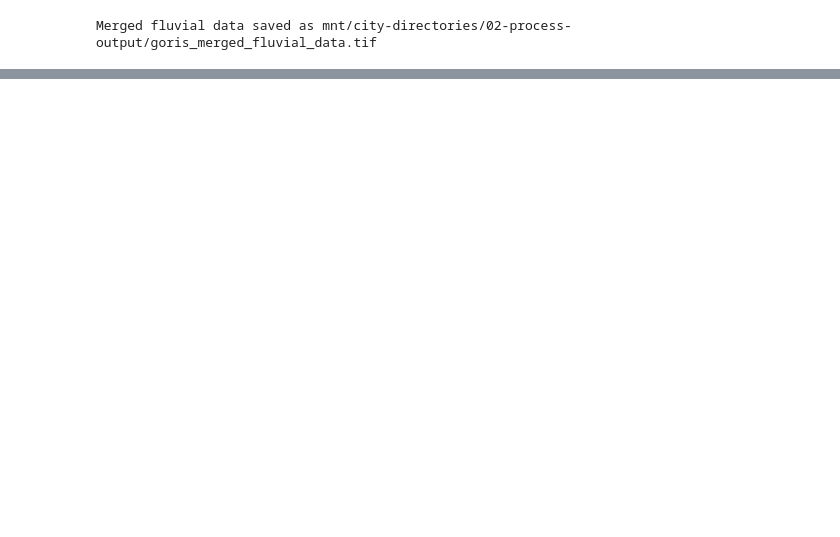
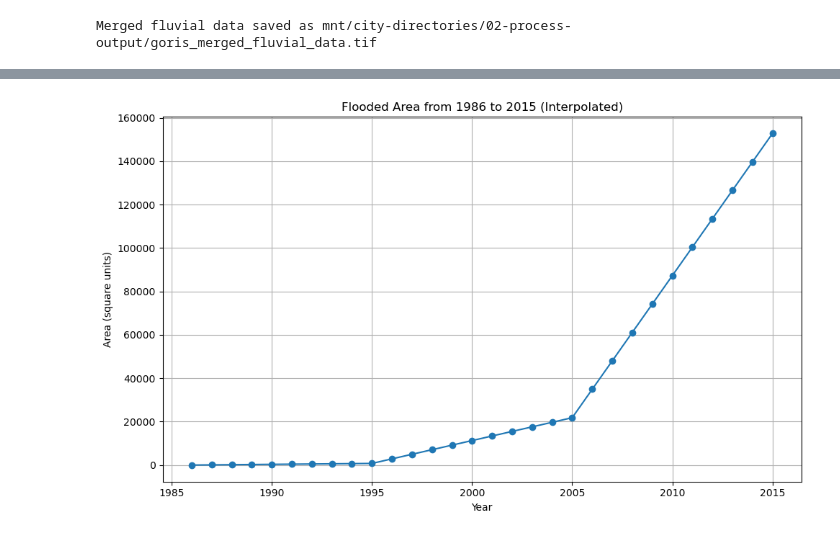
Before and after one commit to rosemaryturtle/city-scan-automation, a Jupyter notebook: toolbox.ipynb, the cells around one changed output, grey strips where cells are left out. Saved outputs shown, nothing was run; the diff lists cells and outputs as text; code cells hidden in the pictures; blank space fills up the shorter version.

```diff
--- a/toolbox.ipynb
+++ b/toolbox.ipynb
@@ -360,0 +296,92 @@ WSF_Fluvial_Area saved to mnt/city-directories/02-process-output/goris_fu_wsf_ar
+# %%
+#WSF and Pu
+
+def get_pu_wsf():
+    if menu.get('flood') and menu.get('wsf'):
+        pu_path = os.path.join(output_folder, f"{city}_pluvial_2020_lt1_utm.tif")
+        wsf_path = os.path.join(output_folder, f"{city}_wsf_utm.tiff")
+
+        # Reproject features to UTM
+        features_utm = features.to_crs('EPSG:32638')
+
+        with rasterio.open(pu_path) as src_pluvial:
+            pluvial_data, pluvial_transform = mask(src_pluvial, features_utm.geometry, crop=True)
+            pluvial_data = pluvial_data[0]
+            pluvial_affine = pluvial_transform
+            pluvial_resolution = abs(pluvial_transform[0] * pluvial_transform[4])
+
+        with rasterio.open(wsf_path) as src_wsf:
+            wsf_data, wsf_transform = mask(src_wsf, features_utm.geometry, crop=True)
+            wsf_data = wsf_data[0]
+            wsf_affine = wsf_transform
+
+
+        min_height = min(pluvial_data.shape[0], wsf_data.shape[0])
+        min_width = min(pluvial_data.shape[1], wsf_data.shape[1])
+        pluvial_data = pluvial_data[:min_height, :min_width]
+        wsf_data = wsf_data[:min_height, :min_width]
+
+
+        unique_years = np.unique(wsf_data)
+        unique_years = unique_years[unique_years != 0]
+        unique_years = unique_years[unique_years != 1985]
+
+        stats_by_year = {}
+
+        for year in unique_years:
+            masked_wsf_data = np.where(wsf_data == year, 1, 0)
+            masked_flooded_data = masked_wsf_data * pluvial_data
+            stats = zonal_stats(features_utm.geometry, masked_flooded_data, affine=pluvial_transform, stats="sum", nodata=-9999)
+            area = stats[0]['sum'] * pluvial_resolution
+
+            stats_by_year[year] = area
+
+        return stats_by_year
+
+    else:
+        print("Flood or WSF menu not selected.")
+        return None
+
+# Stats by year
+stats_by_year = get_pu_wsf()
+
+if stats_by_year is not None:
+    df = pd.DataFrame(stats_by_year.items(), columns=['Year', 'Area (square units)'])
+
+    excel_file = os.path.join(output_folder, f"{city}_pu_wsf_areas_by_year.xlsx")
+
+    df.to_excel(excel_file, index=False)
+
+    print(f"Statistics by year saved to {excel_file}")
+else:
+    print("No statistics calculated.")
+
+if stats_by_year is not None:
+    years = list(stats_by_year.keys())
+    areas = list(stats_by_year.values())
+
+    # Filter years for plotting
+    years_to_plot = [1986, 1995, 2005, 2015]
+    areas_to_plot = [stats_by_year.get(year, np.nan) for year in years_to_plot]
+
+    # Interpolate missing years' data for a smoother curve
+    interp_years = np.arange(min(years_to_plot), max(years_to_plot) + 1)
+    interp_areas = np.interp(interp_years, years_to_plot, areas_to_plot)
+
+    plt.figure(figsize=(10, 6))
+    plt.plot(interp_years, interp_areas, marker='o', linestyle='-')
+    plt.title('Flooded Area from 1986 to 2015 (Interpolated)') #add cumulative stats and then plot
+    plt.xlabel('Year')
+    plt.ylabel('Area (square units)')
+    plt.grid(True)
+    plt.tight_layout()
+    plt.show()
+else:
+    print("No areas calculated.")
+
+# Calculate 2015 text
+total_built_up_area = sum(stats_by_year.values())
+flooded_area_2015 = stats_by_year.get(2015, 0)
+percentage_2015 = (flooded_area_2015 / total_built_up_area) * 100
+print(f"In 2015, {flooded_area_2015:.2f} sq.m of the city’s built-up area ({percentage_2015:.2f}%) was exposed to surface water flooding.")
+# %% [output]
@@ -360,0 +389 @@ WSF_Fluvial_Area saved to mnt/city-directories/02-process-output/goris_fu_wsf_ar
+[figure, added]
```
Also changed, not shown: parts of 23 cells of this notebook.
